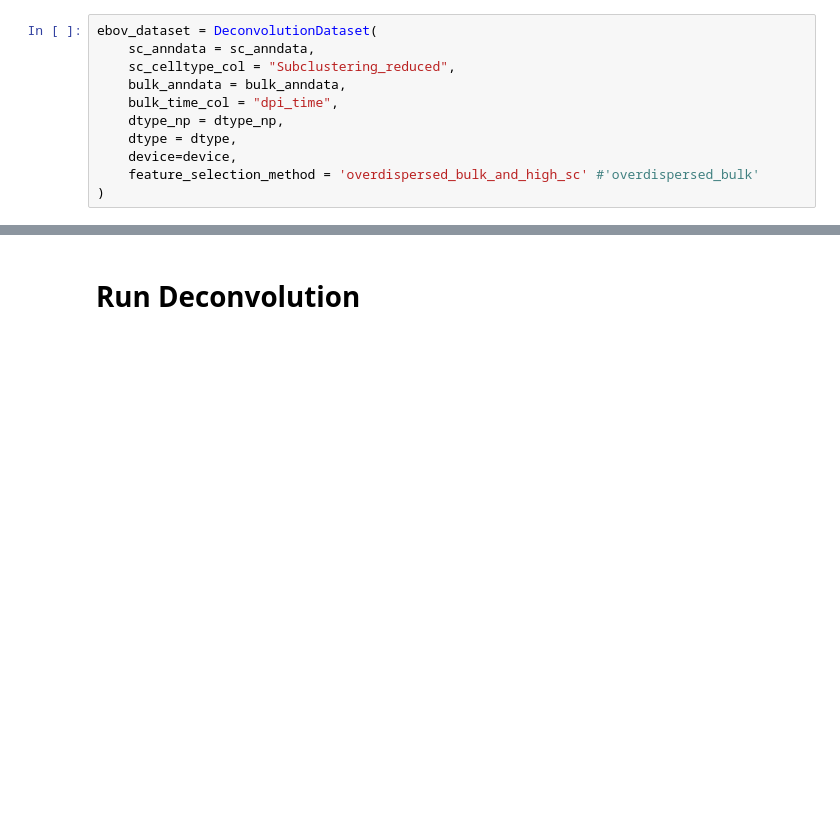
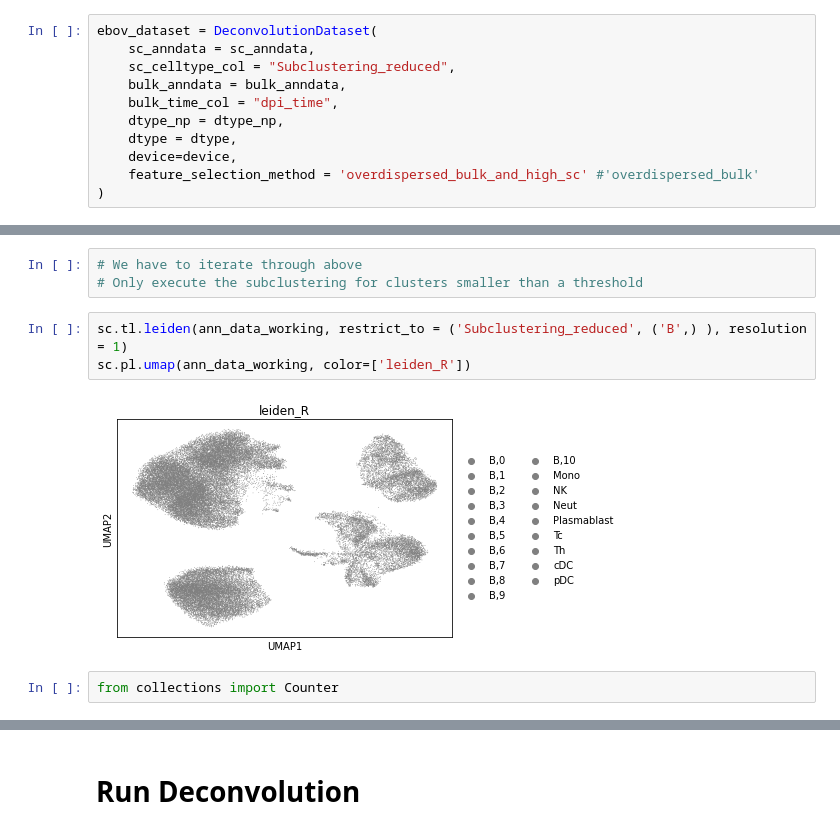
Before and after one commit to broadinstitute/temporal-rna-seq-deconvolution, a Jupyter notebook: working.ipynb, the cells around one changed output, grey strips where cells are left out. Saved outputs shown, nothing was run; the diff lists cells and outputs as text; blank space fills up the shorter version.

```diff
--- a/working.ipynb
+++ b/working.ipynb
@@ -38,0 +67,10 @@ ebov_dataset = DeconvolutionDataset(
+# %%
+# We have to iterate through above
+# Only execute the subclustering for clusters smaller than a threshold
+# %%
+sc.tl.leiden(ann_data_working, restrict_to = ('Subclustering_reduced', ('B',) ), resolution = 1)
+sc.pl.umap(ann_data_working, color=['leiden_R'])
+# %% [output]
+[figure, added]
+# %%
+from collections import Counter
```
Also changed, not shown: parts of 14 cells of this notebook.
